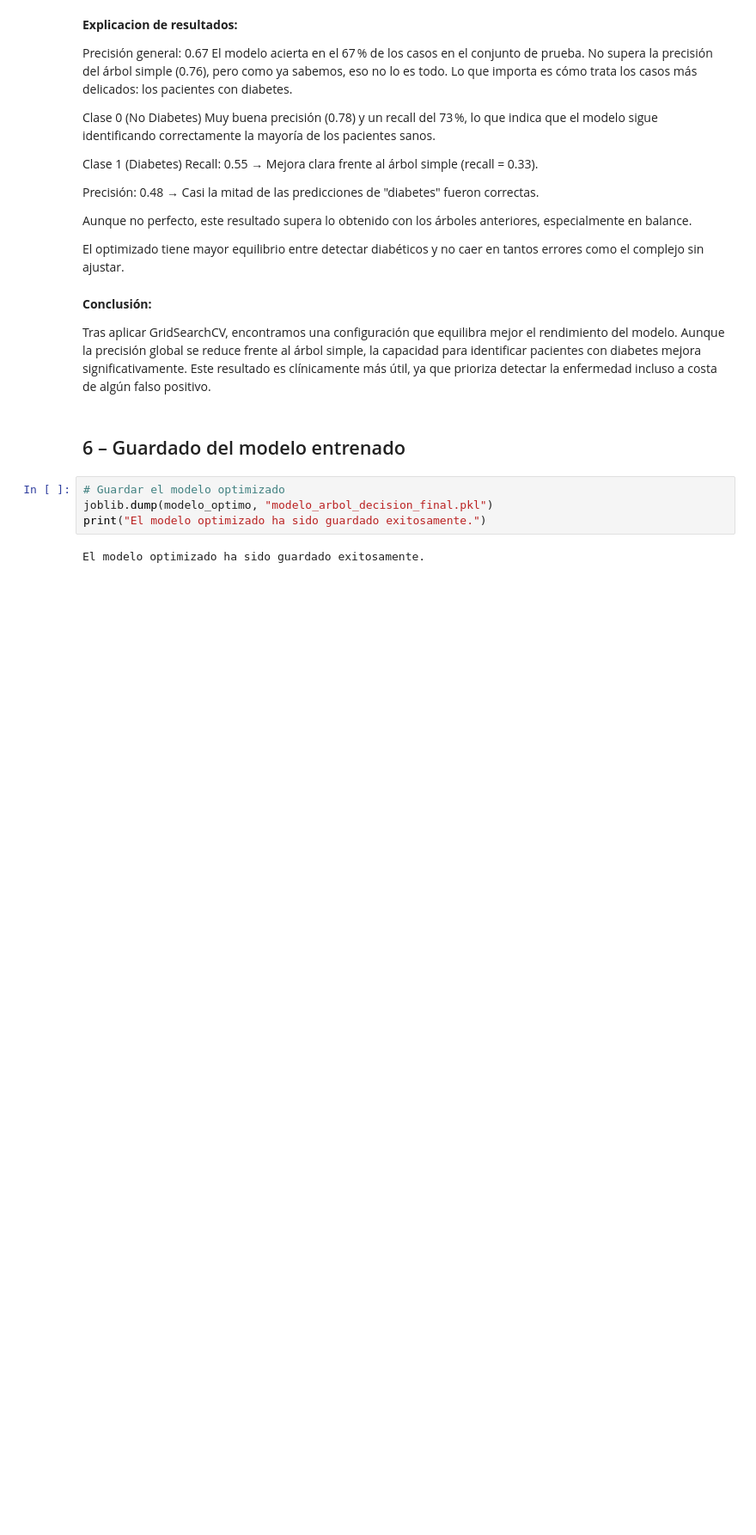
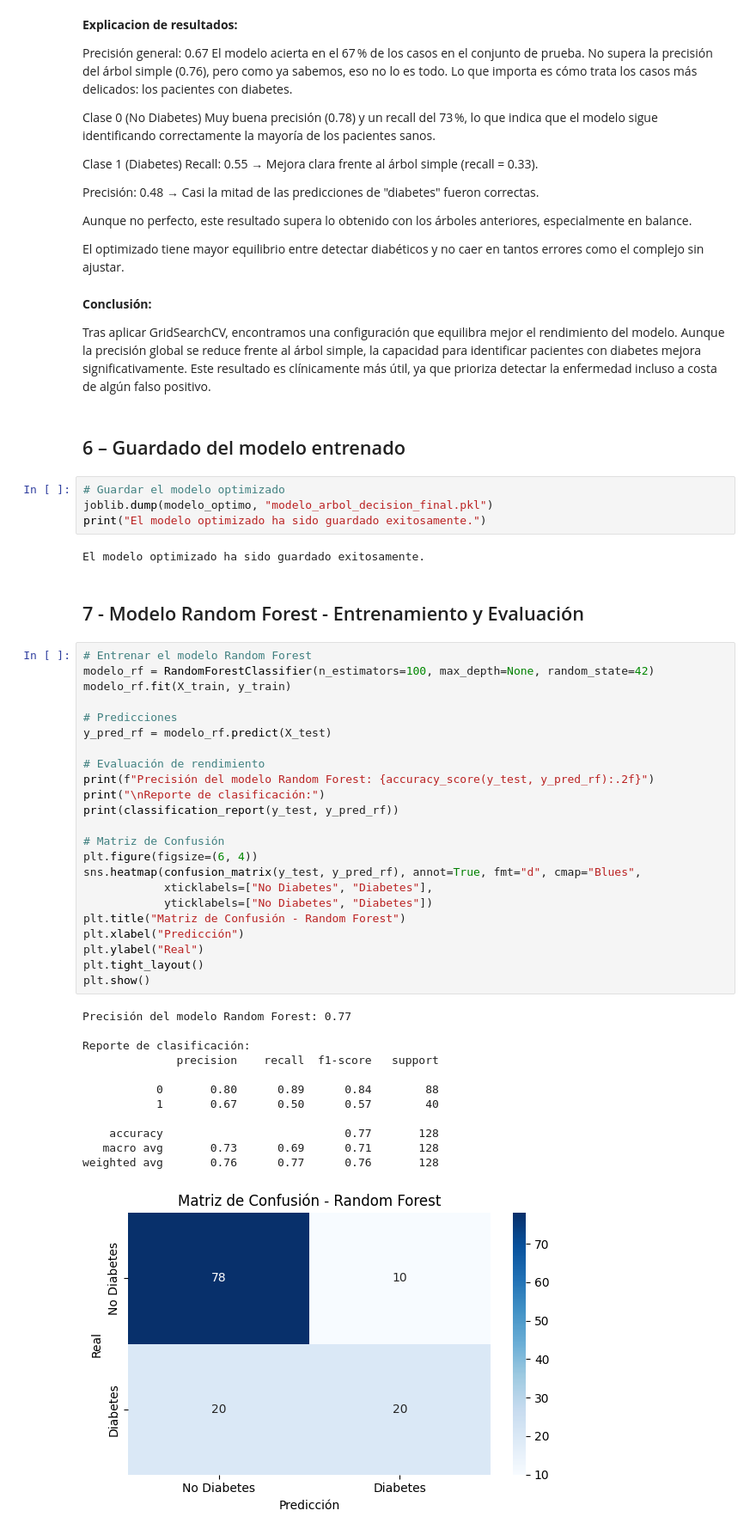
Before and after one commit to 4GeeksAcademy/Jacinto-Proyecto-Tutorial-de-Mejorando-Algoritmos, a Jupyter notebook: src/explore.ipynb, the cells around one changed output. Shown at 86% size. Saved outputs shown, nothing was run; the diff lists cells and outputs as text; blank space fills up the shorter version.

```diff
--- a/src/explore.ipynb
+++ b/src/explore.ipynb
@@ -459,3 +465,41 @@ joblib.dump(modelo_optimo, "modelo_arbol_decision_final.pkl")
 print("El modelo optimizado ha sido guardado exitosamente.")
 # %% [output]
 El modelo optimizado ha sido guardado exitosamente.
+# %% [markdown]
+## 7 - Modelo Random Forest - Entrenamiento y Evaluación
+# %%
+# Entrenar el modelo Random Forest
+modelo_rf = RandomForestClassifier(n_estimators=100, max_depth=None, random_state=42)
+modelo_rf.fit(X_train, y_train)
+
+# Predicciones
+y_pred_rf = modelo_rf.predict(X_test)
+
+# Evaluación de rendimiento
+print(f"Precisión del modelo Random Forest: {accuracy_score(y_test, y_pred_rf):.2f}")
+print("\nReporte de clasificación:")
+print(classification_report(y_test, y_pred_rf))
+
+# Matriz de Confusión
+plt.figure(figsize=(6, 4))
+sns.heatmap(confusion_matrix(y_test, y_pred_rf), annot=True, fmt="d", cmap="Blues",
+            xticklabels=["No Diabetes", "Diabetes"],
+            yticklabels=["No Diabetes", "Diabetes"])
+plt.title("Matriz de Confusión - Random Forest")
+plt.xlabel("Predicción")
+plt.ylabel("Real")
+plt.tight_layout()
+plt.show()
+# %% [output]
+Precisión del modelo Random Forest: 0.77
+
+Reporte de clasificación:
+              precision    recall  f1-score   support
+
+           0       0.80      0.89      0.84        88
+           1       0.67      0.50      0.57        40
+
+    accuracy                           0.77       128
+   macro avg       0.73      0.69      0.71       128
+weighted avg       0.76      0.77      0.76       128
+[figure, added]
```
Also changed, not shown: parts of 16 cells of this notebook, 1 other file.
